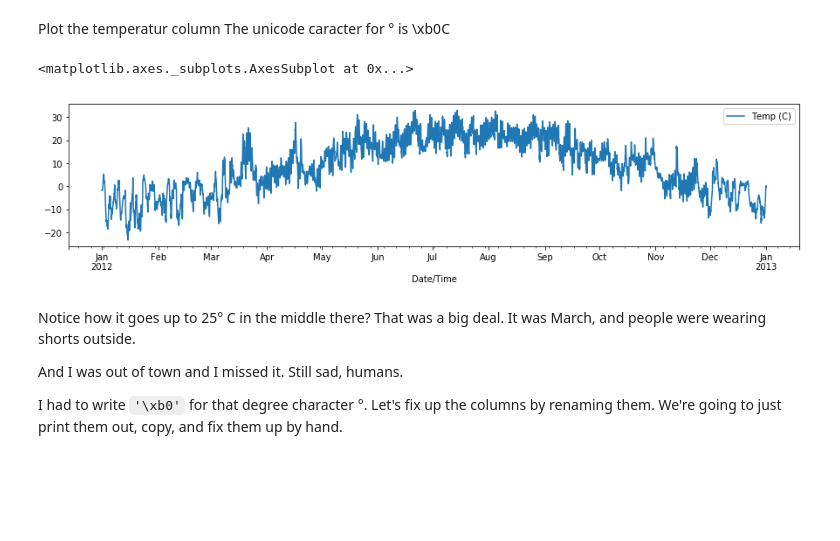
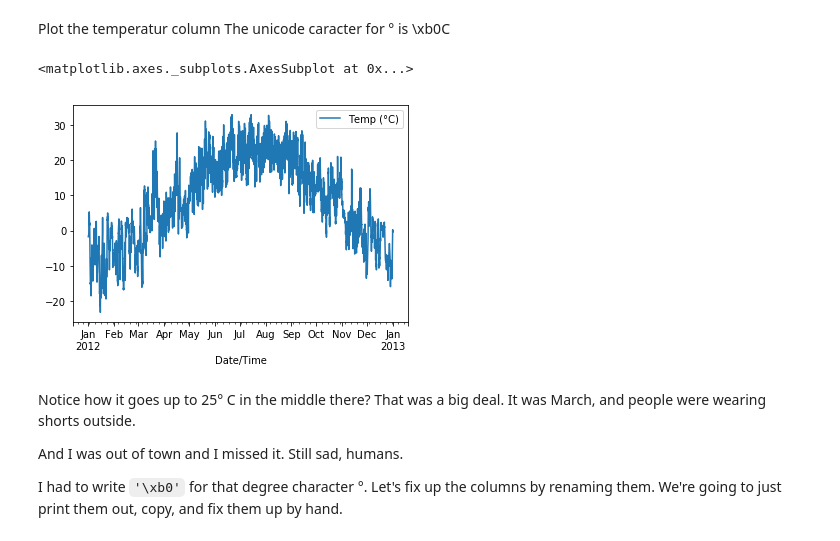
Before and after one commit to dikocy/document_GIT, a Jupyter notebook: Doc_python/pandas-cookbook/cookbook/Chapter 5 - Combining dataframes and scraping Canadian weather data.ipynb, the cells around one changed output. Cells and saved outputs as stored; diff of their text form; code cells hidden in the pictures; blank space fills up the shorter version.

```diff
--- a/Doc_python/pandas-cookbook/cookbook/Chapter 5 - Combining dataframes and scraping Canadian weather data.ipynb
+++ b/Doc_python/pandas-cookbook/cookbook/Chapter 5 - Combining dataframes and scraping Canadian weather data.ipynb
@@ -33,5 +33,5 @@ url = url_template.format(month=3, year=2013)
 #weather_mar2012 = pd.read_csv(url, skiprows=19, index_col='Date/Time', parse_dates=True, encoding='latin1', header=True)
 # %%
-df = pd.read_csv('../data/weather_2012.csv', encoding='latin1', sep=',', parse_dates=['Date/Time'])
-df
+df = pd.read_csv('../data/weather_2012.csv', encoding='utf-8', sep=',', parse_dates=['Date/Time'])
+df.head()
 # %% [output]
@@ -62,10 +60,10 @@ plot the dataframe using head or classical indexing `df[:5]`
 # %% [markdown]
 Plot the temperatur column The unicode caracter for ° is \xb0C
 # %%
-df.plot(x='Date/Time', y='Temp (C)')
+df.plot(x='Date/Time', y='Temp (\xb0C)')
 # %% [output]
 <matplotlib.axes._subplots.AxesSubplot at 0x...>
-[figure, old version]
+[figure, new version]
 # %% [markdown]
 Notice how it goes up to 25° C in the middle there? That was a big deal. It was March, and people were wearing shorts outside.
 
```
Also changed, not shown: parts of 15 cells of this notebook, 6 other files.
